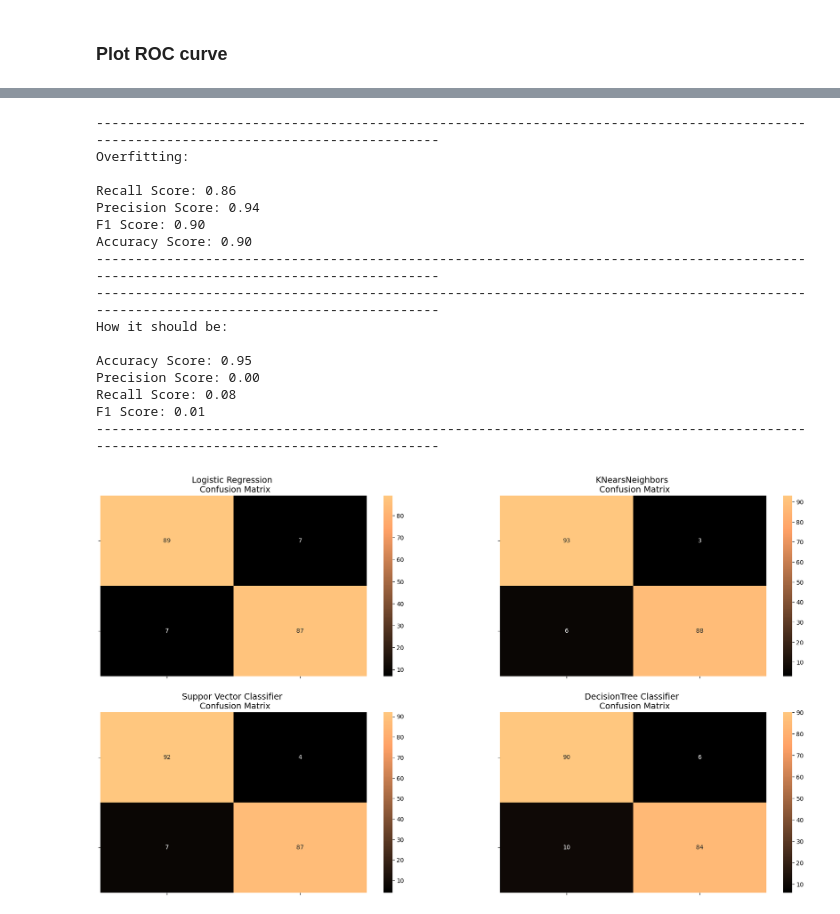
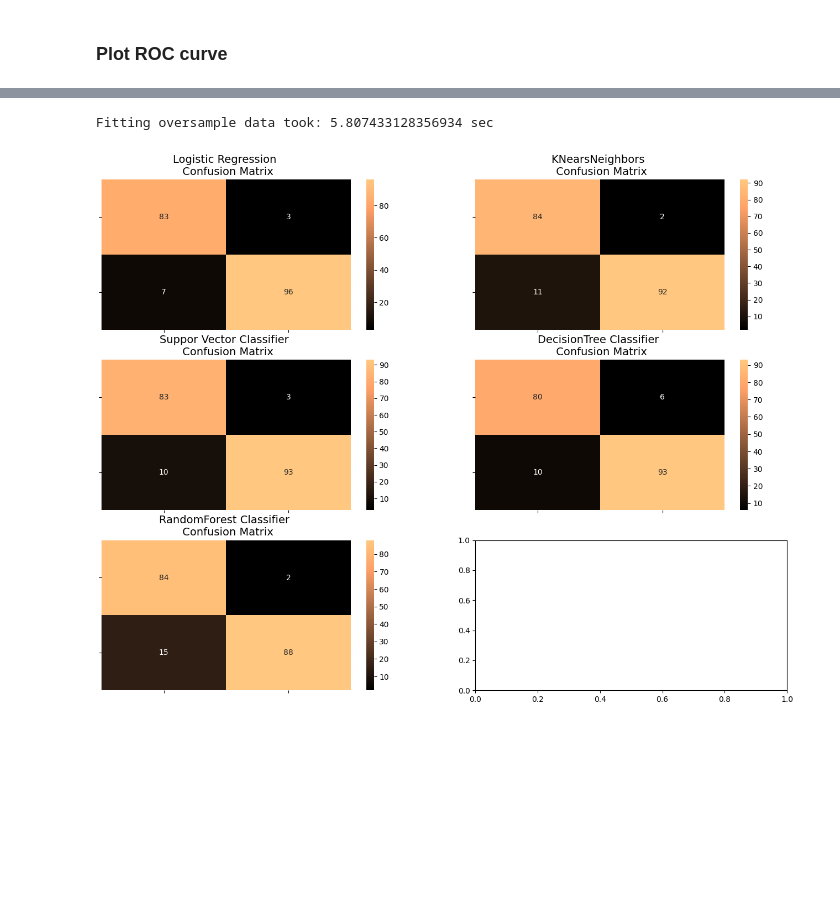
Before and after one commit to ZiadSheriif/Credit-Card-Fraud-Detection, a Jupyter notebook: src/main.ipynb, the cells around one changed output, grey strips where cells are left out. Saved outputs shown, nothing was run; the diff lists cells and outputs as text; code cells hidden in the pictures; blank space fills up the shorter version.

Commit message:
Oversampling using SMOTE

```diff
--- a/src/main.ipynb
+++ b/src/main.ipynb
@@ -867,38 +862,0 @@ precision, recall, threshold = precision_recall_curve(y_train, log_reg_pred)
-# %%
-from sklearn.metrics import recall_score, precision_score, f1_score, accuracy_score
-y_pred = log_reg.predict(X_train)
-
-# Overfitting Case
-print('---' * 45)
-print('Overfitting: \n')
-print('Recall Score: {:.2f}'.format(recall_score(y_train, y_pred)))
-print('Precision Score: {:.2f}'.format(precision_score(y_train, y_pred)))
-print('F1 Score: {:.2f}'.format(f1_score(y_train, y_pred)))
-print('Accuracy Score: {:.2f}'.format(accuracy_score(y_train, y_pred)))
-print('---' * 45)
-
-# How it should look like
-print('---' * 45)
-print('How it should be:\n')
-print("Accuracy Score: {:.2f}".format(np.mean(undersample_accuracy)))
-print("Precision Score: {:.2f}".format(np.mean(undersample_precision)))
-print("Recall Score: {:.2f}".format(np.mean(undersample_recall)))
-print("F1 Score: {:.2f}".format(np.mean(undersample_f1)))
-print('---' * 45)
-# %% [output]
----------------------------------------------------------------------------------------------------------------------------------------
-Overfitting:
-
-Recall Score: 0.86
-Precision Score: 0.94
-F1 Score: 0.90
-Accuracy Score: 0.90
----------------------------------------------------------------------------------------------------------------------------------------
----------------------------------------------------------------------------------------------------------------------------------------
-How it should be:
-
-Accuracy Score: 0.95
-Precision Score: 0.00
-Recall Score: 0.08
-F1 Score: 0.01
----------------------------------------------------------------------------------------------------------------------------------------
@@ -905,46 +906,71 @@ F1 Score: 0.01
+# %%
+# SMOTE Technique (OverSampling) After splitting and Cross Validating
+sm = SMOTE(sampling_strategy='minority', random_state=42)
+
+# This will be the data were we are going to
+Xsm_train, ysm_train = sm.fit_resample(original_Xtrain, original_ytrain)
+# %%
+# We Improve the score by 2% points approximately
+# Implement GridSearchCV and the other models.
+
+# Logistic Regression with SMOTE Technique
+log_reg_sm = LogisticRegression()
+
+# Logistic Regression
+t0 = time.time()
+log_reg_sm = grid_log_reg.best_estimator_
+log_reg_sm.fit(Xsm_train, ysm_train)
+t1 = time.time()
+print("Fitting oversample data took: {} sec".format(t1 - t0))
+# %% [output]
+Fitting oversample data took: 5.807433128356934 sec
 # %%
 from sklearn.metrics import confusion_matrix
 
 # Logistic Regression fitted using SMOTE technique
-y_pred_log_reg = log_reg.predict(X_test)
+y_pred_log_reg = log_reg_sm.predict(X_test)
 
-# Other models fitted with UnderSampling
 y_pred_knear = knears_neighbors.predict(X_test)
 y_pred_svc = svc.predict(X_test)
 y_pred_tree = tree_clf.predict(X_test)
-
+y_pred_rf = rf_clf.predict(X_test)
 
 log_reg_cf = confusion_matrix(y_test, y_pred_log_reg)
 kneighbors_cf = confusion_matrix(y_test, y_pred_knear)
 svc_cf = confusion_matrix(y_test, y_pred_svc)
 tree_cf = confusion_matrix(y_test, y_pred_tree)
+rf_cf = confusion_matrix(y_test, y_pred_rf)
 
-fig, ax = plt.subplots(2, 2,figsize=(22,12))
-
+fig, ax = plt.subplots(3, 2, figsize=(16,12))
 
 sns.heatmap(log_reg_cf, ax=ax[0][0], annot=True, cmap=plt.cm.copper)
 ax[0, 0].set_title("Logistic Regression \n Confusion Matrix", fontsize=14)
 ax[0, 0].set_xticklabels(['', ''], fontsize=14, rotation=90)
 ax[0, 0].set_yticklabels(['', ''], fontsize=14, rotation=360)
 
 sns.heatmap(kneighbors_cf, ax=ax[0][1], annot=True, cmap=plt.cm.copper)
 ax[0][1].set_title("KNearsNeighbors \n Confusion Matrix", fontsize=14)
 ax[0][1].set_xticklabels(['', ''], fontsize=14, rotation=90)
 ax[0][1].set_yticklabels(['', ''], fontsize=14, rotation=360)
 
 sns.heatmap(svc_cf, ax=ax[1][0], annot=True, cmap=plt.cm.copper)
 ax[1][0].set_title("Suppor Vector Classifier \n Confusion Matrix", fontsize=14)
 ax[1][0].set_xticklabels(['', ''], fontsize=14, rotation=90)
 ax[1][0].set_yticklabels(['', ''], fontsize=14, rotation=360)
 
 sns.heatmap(tree_cf, ax=ax[1][1], annot=True, cmap=plt.cm.copper)
 ax[1][1].set_title("DecisionTree Classifier \n Confusion Matrix", fontsize=14)
 ax[1][1].set_xticklabels(['', ''], fontsize=14, rotation=90)
 ax[1][1].set_yticklabels(['', ''], fontsize=14, rotation=360)
 
+sns.heatmap(rf_cf, ax=ax[2][0], annot=True, cmap=plt.cm.copper)
+ax[2][0].set_title("RandomForest Classifier \n Confusion Matrix", fontsize=14)
+ax[2][0].set_xticklabels(['', ''], fontsize=14, rotation=90)
+ax[2][0].set_yticklabels(['', ''], fontsize=14, rotation=360)
+
 
 plt.show()
 # %% [output]
-[figure, old version]
+[figure, new version]
 # %%
 from sklearn.metrics import classification_report
```
Also changed, not shown: parts of 19 cells of this notebook.
